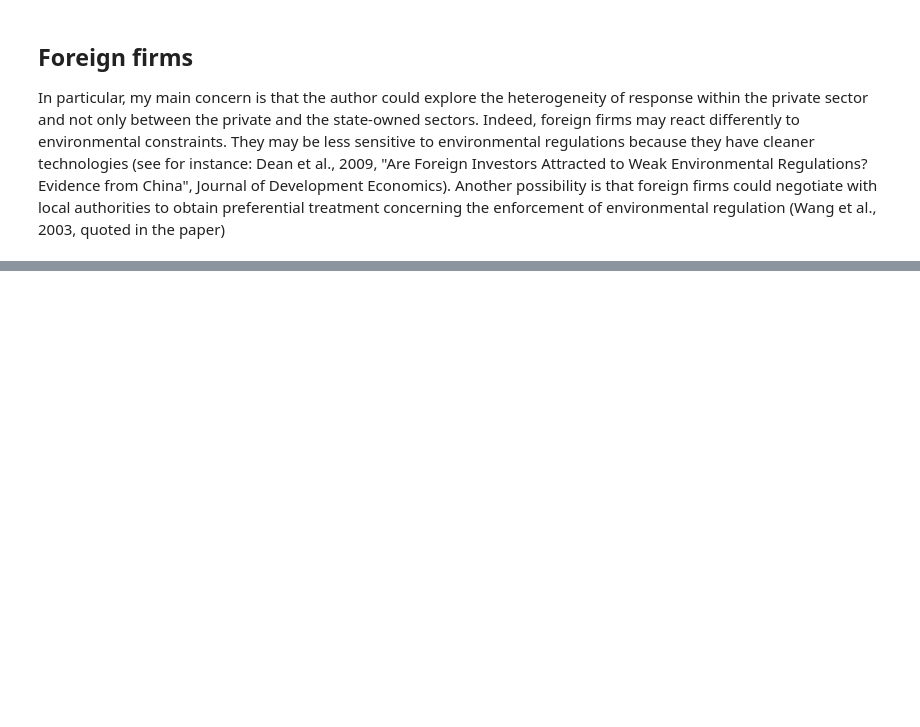
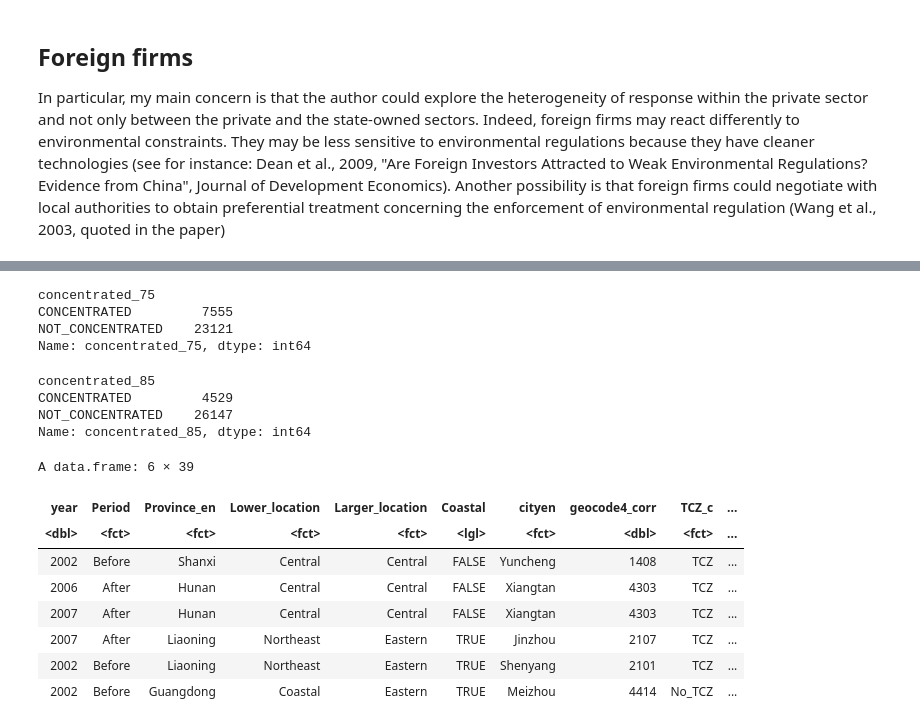
Before and after one commit to thomaspernet/SBC_pollution_China, a Jupyter notebook: Data_analysis/SBC_pollution_China_Revision.ipynb, the cells around one changed output, grey strips where cells are left out. Drawn from its saved outputs; the diff is of its cells as text; code cells hidden in the pictures; blank space fills up the shorter version.

```diff
--- a/Data_analysis/SBC_pollution_China_Revision.ipynb
+++ b/Data_analysis/SBC_pollution_China_Revision.ipynb
@@ -572,0 +492,7 @@ table_1 <- go_latex(list(
+# %%
+df_herfhindal_final = df_final.merge(df_herfhindal,
+              on = ['geocode4_corr', 'industry'],
+               how = 'left'
+              )
+df_herfhindal_final['df_herfhindal_final'] = df_herfhindal_final['Herfindahl'].fillna(0)
+df_herfhindal_final['Herfindahl'].describe()
@@ -572,0 +530,62 @@ table_1 <- go_latex(list(
+# %%
+%put df_herfhindal_final --to R
+df_herfhindal_final = df_herfhindal_final.assign(
+concentrated_25 = lambda x: np.where(x['Herfindahl'] > 0.287788,
+                                 "CONCENTRATED",
+                                 'NOT_CONCENTRATED'),
+concentrated_50 = lambda x: np.where(x['Herfindahl'] > 0.511218,
+                                 "CONCENTRATED",
+                                 'NOT_CONCENTRATED'),
+concentrated_75 = lambda x: np.where(x['Herfindahl'] > 0.779449,
+                                 "CONCENTRATED",
+                                 'NOT_CONCENTRATED'),
+concentrated_85 = lambda x: np.where(x['Herfindahl'] > 0.916762,
+                                 "CONCENTRATED",
+                                 'NOT_CONCENTRATED'),
+)
+# %%
+df_herfhindal_final.groupby('concentrated_75')['concentrated_75'].count()
+# %% [output]
+concentrated_75
+CONCENTRATED         7555
+NOT_CONCENTRATED    23121
+Name: concentrated_75, dtype: int64
+# %%
+df_herfhindal_final.groupby('concentrated_85')['concentrated_85'].count()
+# %% [output]
+concentrated_85
+CONCENTRATED         4529
+NOT_CONCENTRATED    26147
+Name: concentrated_85, dtype: int64
+# %%
+path = "functions/SBC_pollution_R.R"
+source(path)
+path = "functions/SBC_pollutiuon_golatex.R"
+source(path)
+
+df_final <- df_herfhindal_final %>%
+    mutate_if(is.character, as.factor) %>%
+    mutate_at(vars(starts_with("FE")), as.factor) %>%
+    mutate(
+         Period = relevel(Period, ref='Before'),
+         TCZ_c = relevel(TCZ_c, ref='No_TCZ'),
+         effort_c = relevel(effort_c, ref='Below'),
+         polluted_di = relevel(polluted_di, ref='Below'),
+         polluted_mi = relevel(polluted_mi, ref='Below'),
+         polluted_thre = relevel(polluted_thre, ref='Below'),
+         concentrated_25 = relevel(concentrated_25, ref='NOT_CONCENTRATED'),
+         concentrated_50 = relevel(concentrated_50, ref='NOT_CONCENTRATED'),
+         concentrated_75 = relevel(concentrated_75, ref='NOT_CONCENTRATED'),
+         concentrated_85 = relevel(concentrated_85, ref='NOT_CONCENTRATED'),
+  )
+head(df_final)
+# %% [output]
+A data.frame: 6 × 39
+| year | Period | Province_en | Lower_location | Larger_location | Coastal | cityen | geocode4_corr | TCZ_c | ... |
+| <dbl> | <fct> | <fct> | <fct> | <fct> | <lgl> | <fct> | <dbl> | <fct> | ... |
+| 2002 | Before | Shanxi | Central | Central | FALSE | Yuncheng | 1408 | TCZ | ... |
+| 2006 | After | Hunan | Central | Central | FALSE | Xiangtan | 4303 | TCZ | ... |
+| 2007 | After | Hunan | Central | Central | FALSE | Xiangtan | 4303 | TCZ | ... |
+| 2007 | After | Liaoning | Northeast | Eastern | TRUE | Jinzhou | 2107 | TCZ | ... |
+| 2002 | Before | Liaoning | Northeast | Eastern | TRUE | Shenyang | 2101 | TCZ | ... |
+| 2002 | Before | Guangdong | Coastal | Eastern | TRUE | Meizhou | 4414 | No_TCZ | ... |
```
Also changed, not shown: parts of 60 cells of this notebook, 1 other file.
